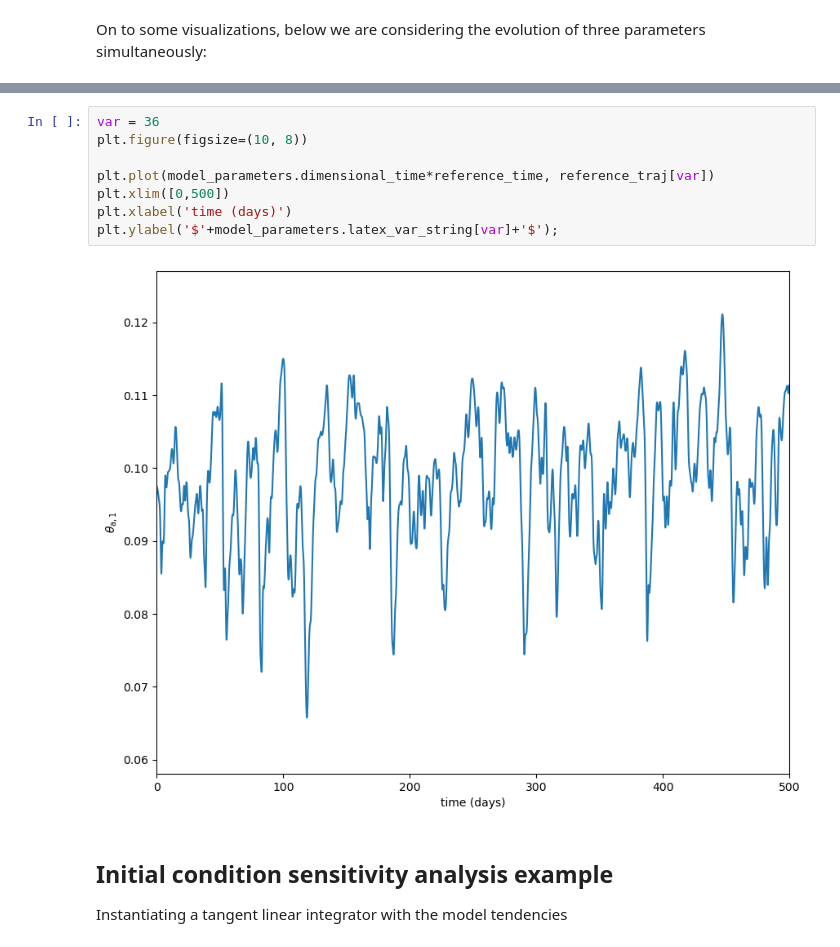
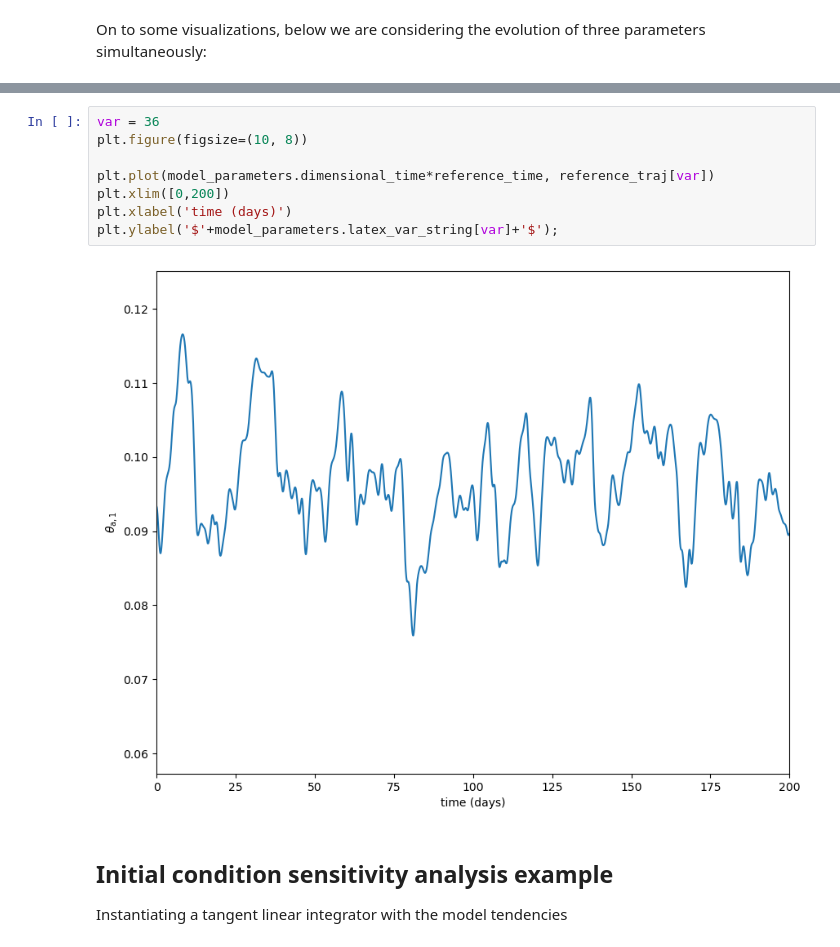
Before and after one commit to georgemilosh/qgs, a Jupyter notebook: notebooks/George_Robin.ipynb, the cells around one changed output, grey strips where cells are left out. Cells and saved outputs as stored; diff of their text form.

Commit message:
Learning visualization

```diff
--- a/notebooks/George_Robin.ipynb
+++ b/notebooks/George_Robin.ipynb
@@ -145,13 +171,13 @@ plt.ylabel('$'+model_parameters.latex_var_string[var]+'$');
 # %%
 var = 36
 plt.figure(figsize=(10, 8))
 
 plt.plot(model_parameters.dimensional_time*reference_time, reference_traj[var])
-plt.xlim([0,500])
+plt.xlim([0,200])
 plt.xlabel('time (days)')
 plt.ylabel('$'+model_parameters.latex_var_string[var]+'$');
 # %% [output]
-[figure, old version]
+[figure, new version]
 # %% [markdown]
 ## Initial condition sensitivity analysis example
 Instantiating a tangent linear integrator with the model tendencies
```
Also changed, not shown: parts of 22 cells of this notebook.
